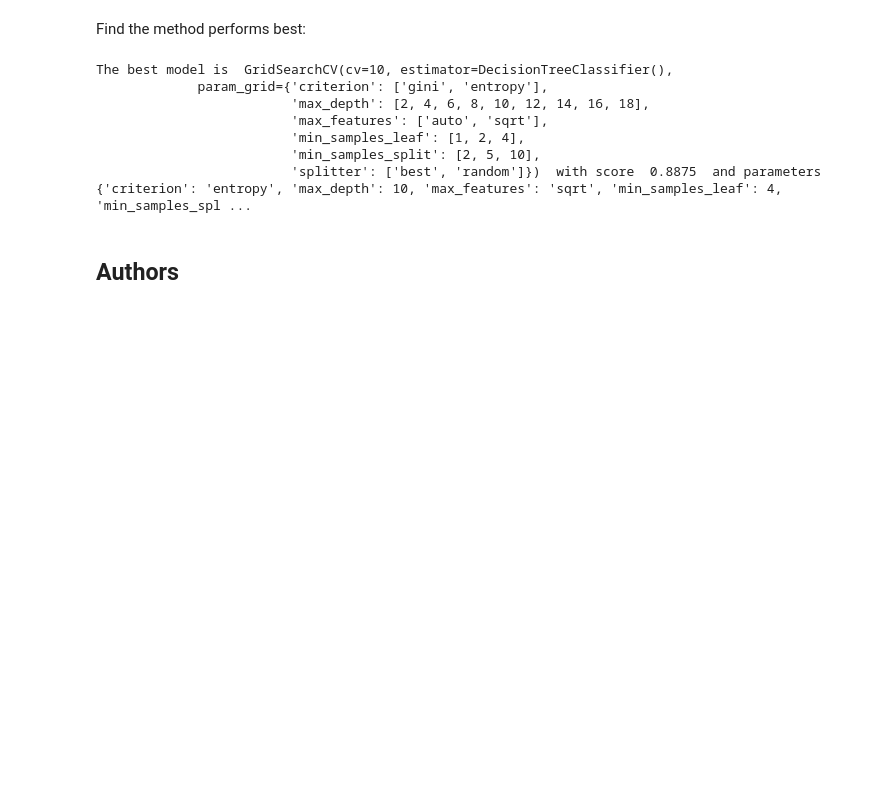
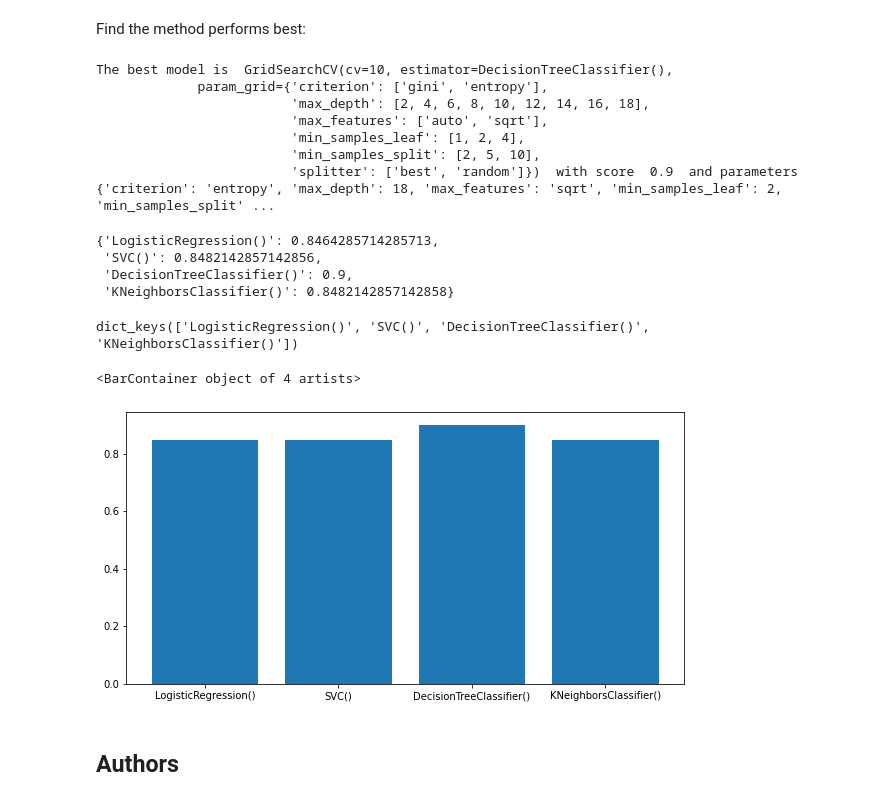
Before and after one commit to Hutzebutze/Capstone-project, a Jupyter notebook: Machine Learning Prediction.ipynb, the cells around one changed output. Saved outputs shown, nothing was run; the diff lists cells and outputs as text; code cells hidden in the pictures; blank space fills up the shorter version.

```diff
--- a/Machine Learning Prediction.ipynb
+++ b/Machine Learning Prediction.ipynb
@@ -342,8 +342,10 @@ Find the method performs best:
 # %%
 models=[logreg_cv,svm_cv,tree_cv,knn_cv]
 best_accuracy=0
+bar_dict={}
 for model in models:
     acc=model.best_score_
+    bar_dict[str(model.estimator)]=model.best_score_
     if acc>best_accuracy:
         best_accuracy=acc
         best_model=model
@@ -356,7 +358,24 @@ The best model is  GridSearchCV(cv=10, estimator=DecisionTreeClassifier(),
                          'max_features': ['auto', 'sqrt'],
                          'min_samples_leaf': [1, 2, 4],
                          'min_samples_split': [2, 5, 10],
-                         'splitter': ['best', 'random']})  with score  0.8875  and parameters  {'criterion': 'entropy', 'max_depth': 10, 'max_features': 'sqrt', 'min_samples_leaf': 4, 'min_samples_spl ...
+                         'splitter': ['best', 'random']})  with score  0.9  and parameters  {'criterion': 'entropy', 'max_depth': 18, 'max_features': 'sqrt', 'min_samples_leaf': 2, 'min_samples_split' ...
+# %%
+bar_dict
+# %% [output]
+{'LogisticRegression()': 0.8464285714285713,
+ 'SVC()': 0.8482142857142856,
+ 'DecisionTreeClassifier()': 0.9,
+ 'KNeighborsClassifier()': 0.8482142857142858}
+# %%
+bar_dict.keys()
+# %% [output]
+dict_keys(['LogisticRegression()', 'SVC()', 'DecisionTreeClassifier()', 'KNeighborsClassifier()'])
+# %%
+plt.figure(figsize=(10,5))
+plt.bar(x=bar_dict.keys(),height=bar_dict.values())
+# %% [output]
+<BarContainer object of 4 artists>
+[figure, added]
 # %% [markdown]
 ## Authors
 # %% [markdown]
```
Also changed, not shown: parts of 2 cells of this notebook.
